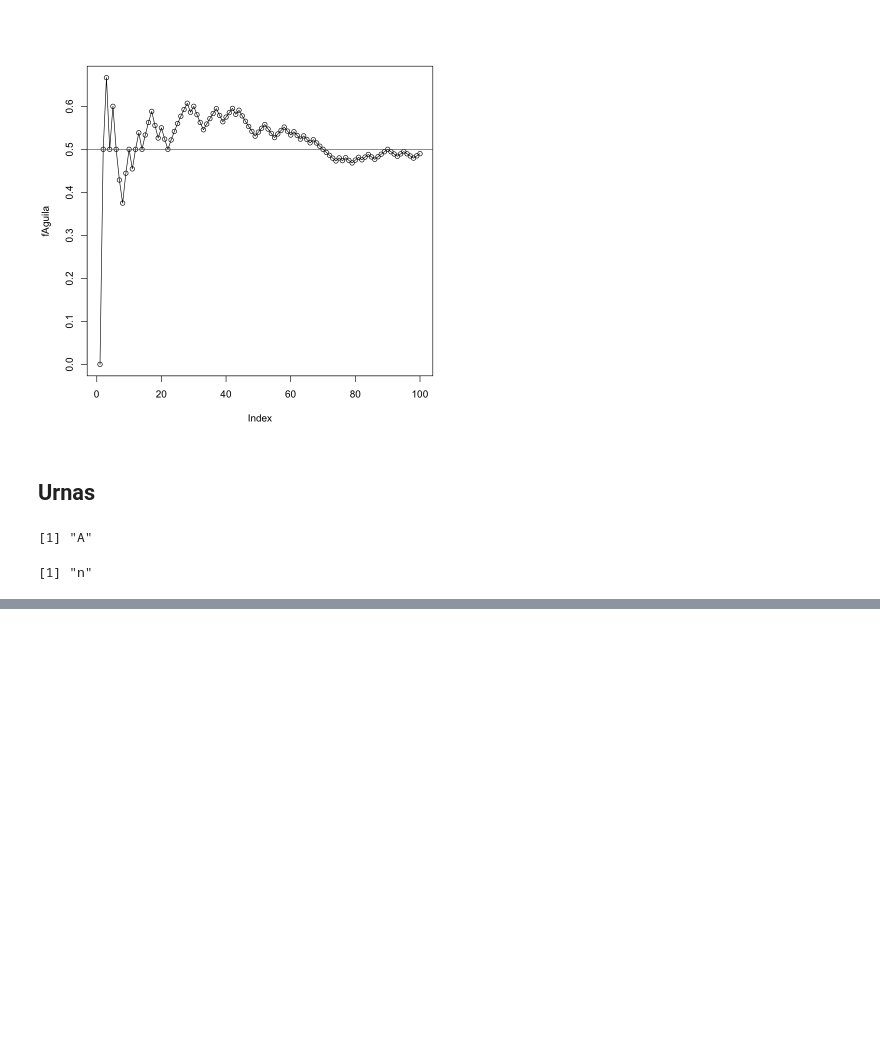
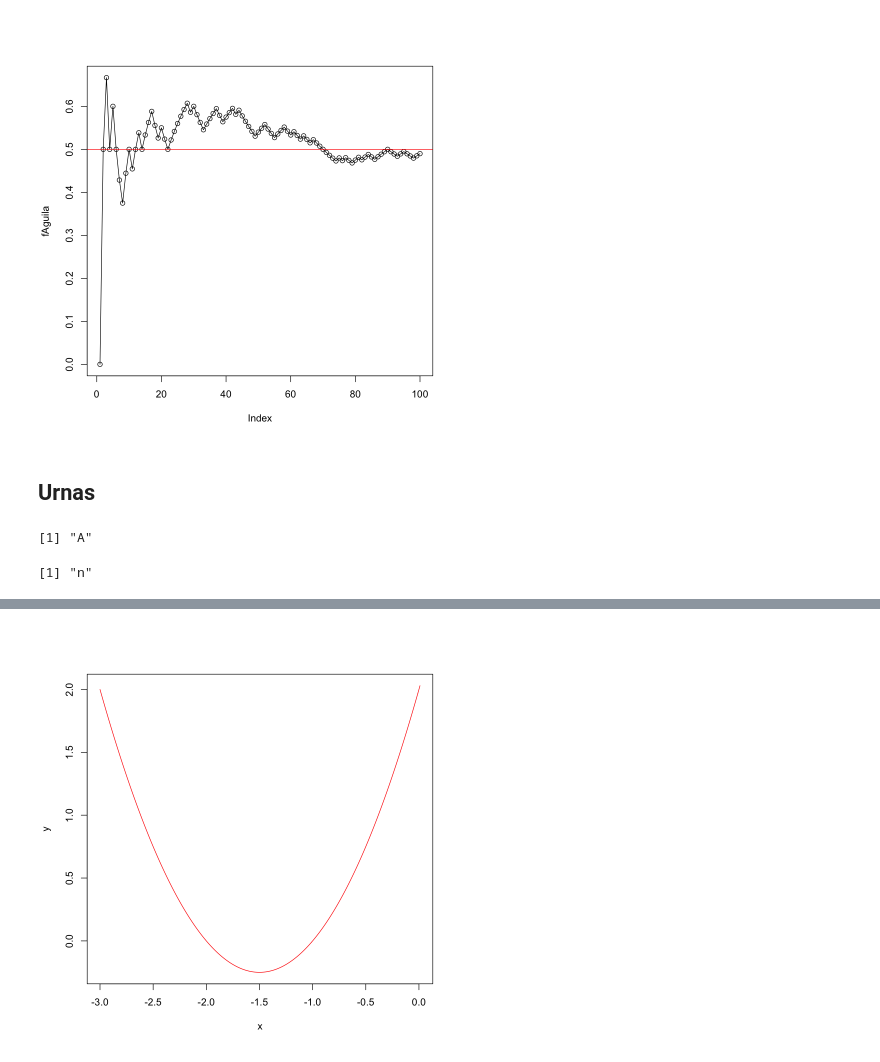
Before and after one commit to Crisel8a/Probabilidad, a Jupyter notebook: Proba_R.ipynb, the cells around one changed output, grey strips where cells are left out. Drawn from its saved outputs; the diff is of its cells as text; code cells hidden in the pictures; blank space fills up the shorter version.

```diff
--- a/Proba_R.ipynb
+++ b/Proba_R.ipynb
@@ -356,0 +371,7 @@ repeticiones = replicate(n = numRepeticiones,{
+# %%
+x <- c(-300:30:1)
+x <- x/100
+y <- x**2 + 3*x + 2
+zeros <- x*0
+plot(x,y, type="l", col = "red")
+# %% [output]
@@ -356,0 +380 @@ repeticiones = replicate(n = numRepeticiones,{
+[figure, added]
```
Also changed, not shown: parts of 5 cells of this notebook, 1 other file.
